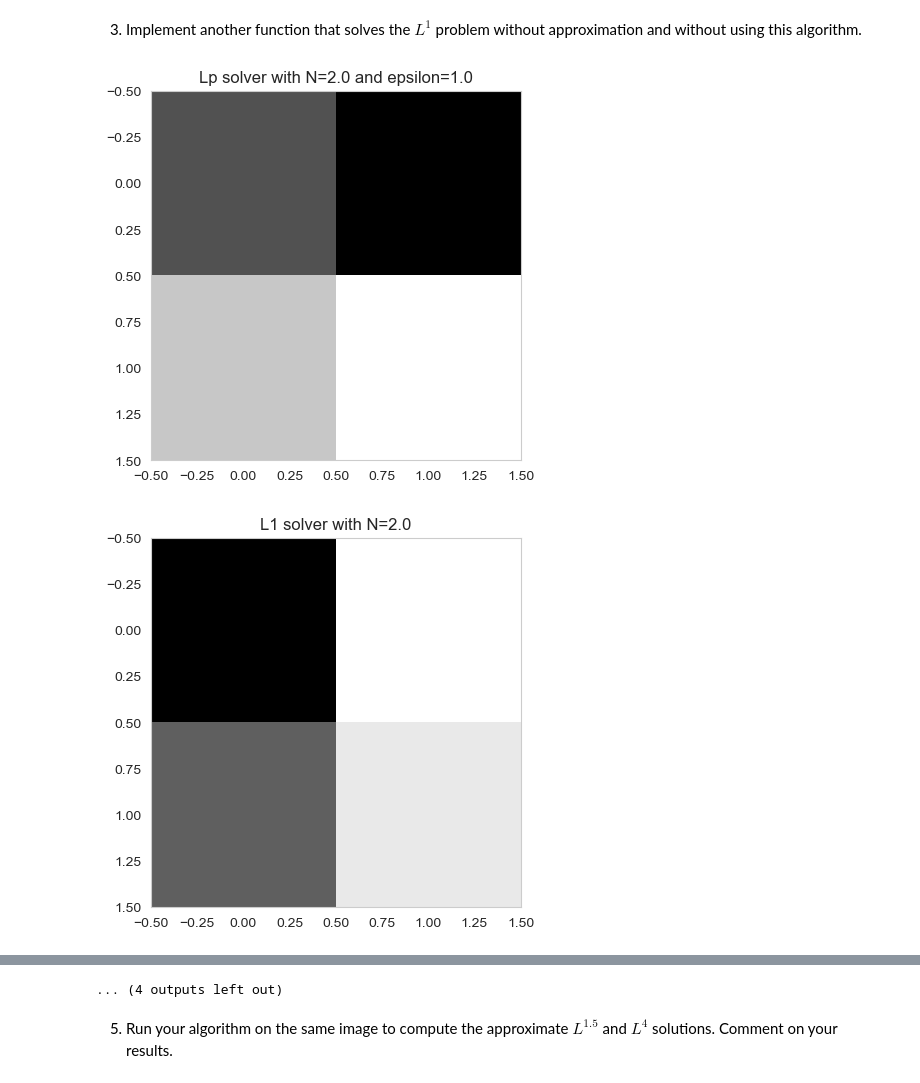
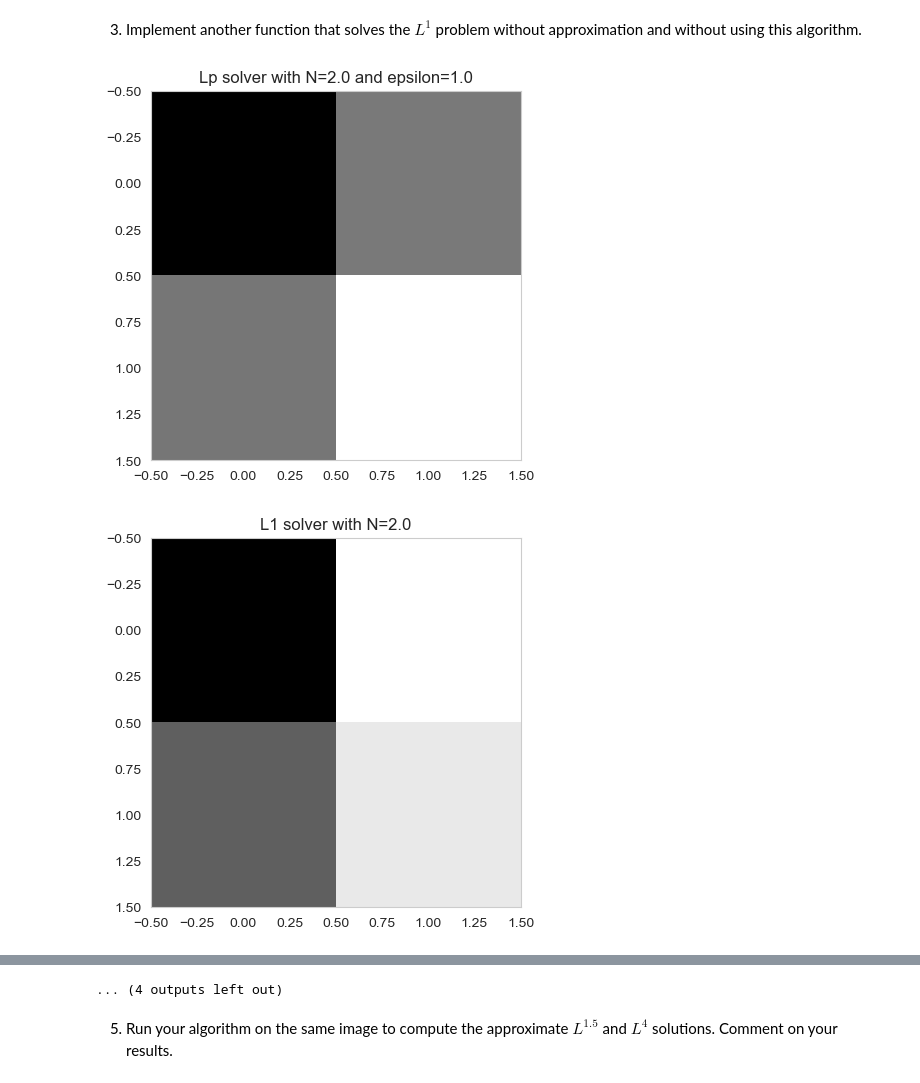
Before and after one commit to Av0cat0/IntroToDataProcessingAndRepresentation-cs236201-HW1, a Jupyter notebook: HW1.ipynb, the cells around one changed output, grey strips where cells are left out. Drawn from its saved outputs; the diff is of its cells as text; code cells hidden in the pictures.

```diff
--- a/HW1.ipynb
+++ b/HW1.ipynb
@@ -247,24 +247,24 @@ def l1_solver(gray_img, N):
 # %%
 error_array=np.zeros((8,8))
 l1_error_array=np.zeros(8)
 gray_image_float=np.array(gray_image)
 epsilons = np.logspace(0,-3,num=4,base=10)
 epsilons = np.append(epsilons,epsilons)
 for i,N in enumerate(np.logspace(1,8, num=8, base=2)):
     for j,epsilon in enumerate(epsilons):
-        sampled_img, error=lp_solver(gray_image_float,int(N),1,epsilon,0.001)
+        sampled_img, error=lp_solver(gray_image_float,int(N),2,epsilon,0.001)
         error_array[i][j]=error
         if i==j:
             plt.imshow(sampled_img, cmap='gray')
             plt.grid(False)
             plt.title(f"Lp solver with N={N} and epsilon={epsilon}")
             plt.show()
     l1_sampled_img, l1_error=l1_solver(gray_image_float,int(N))
     plt.imshow(l1_sampled_img, cmap='gray')
     plt.grid(False)
     plt.title(f"L1 solver with N={N}")
     plt.show()
     l1_error_array[i]=l1_error
 # %% [output]
-[figure, old version]
+[figure, new version]
 [figure]
```
Also changed, not shown: parts of 1 cell of this notebook.
